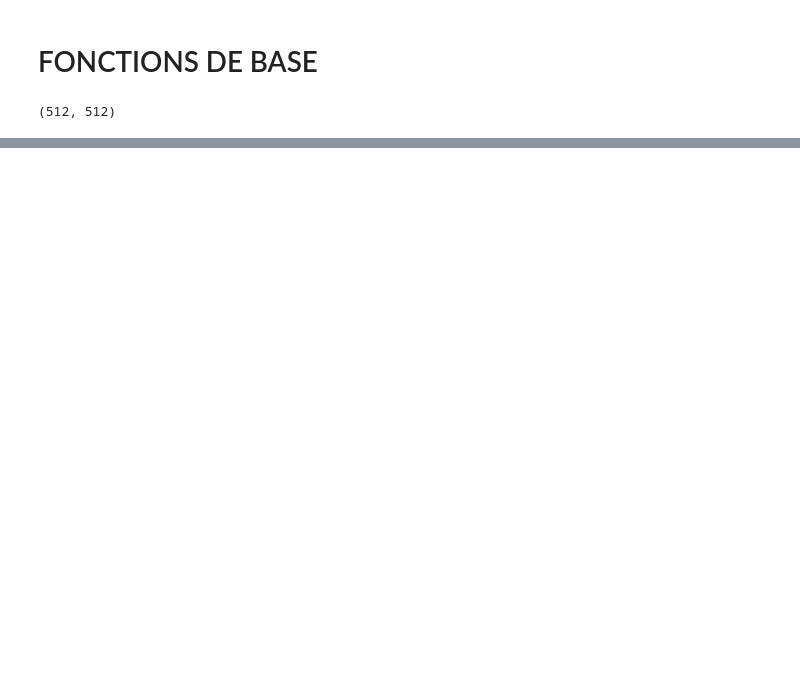
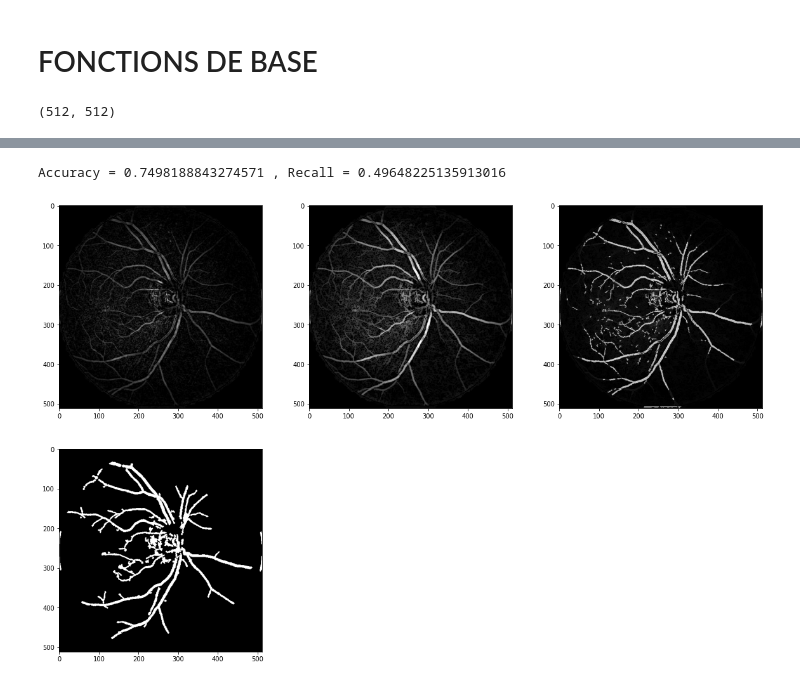
Before and after one commit to CesarPierr/mathematic-morphology, a Jupyter notebook: TP2.ipynb, the cells around one changed output, grey strips where cells are left out. Cells and saved outputs as stored; diff of their text form; code cells hidden in the pictures; blank space fills up the shorter version.

```diff
--- a/TP2.ipynb
+++ b/TP2.ipynb
@@ -143,0 +319,37 @@ plt.show()
+# %%
+
+plt.figure(figsize=(20,20))
+
+plt.subplot(331)
+image = complementaire(img)
+image = image*black_tophat(img,disk(4))
+plt.imshow(image,cmap = 'gray')
+
+plt.subplot(332)
+image = image*img4/255
+image = ouverture_reco(image,disk(2))
+plt.imshow(image,cmap = 'gray')
+
+plt.subplot(333)
+image = (4*GradInt(image,disk(2))+img_save1)/5
+image = alterne(image,[diamond(i) for i in range(1,2)])
+
+plt.imshow(image,cmap = 'gray')
+
+plt.subplot(334)
+
+image = complementaire(255*hysteresis(image,6,45))
+image = dilation(image,disk(1))
+image = alterne(image,[disk(i) for i in range(1,4)])
+plt.imshow(image,cmap = 'gray')
+
+
+
+
+img_save3 = copy.deepcopy(image)
+
+ACCU, RECALL, img_out_skel, GT_skel = evaluate(image > 50, img_GT)
+print('Accuracy =', ACCU,', Recall =', RECALL)
+# %% [output]
+Accuracy = 0.7498188843274571 , Recall = 0.49648225135913016
+[figure, added]
```
Also changed, not shown: parts of 19 cells of this notebook.
